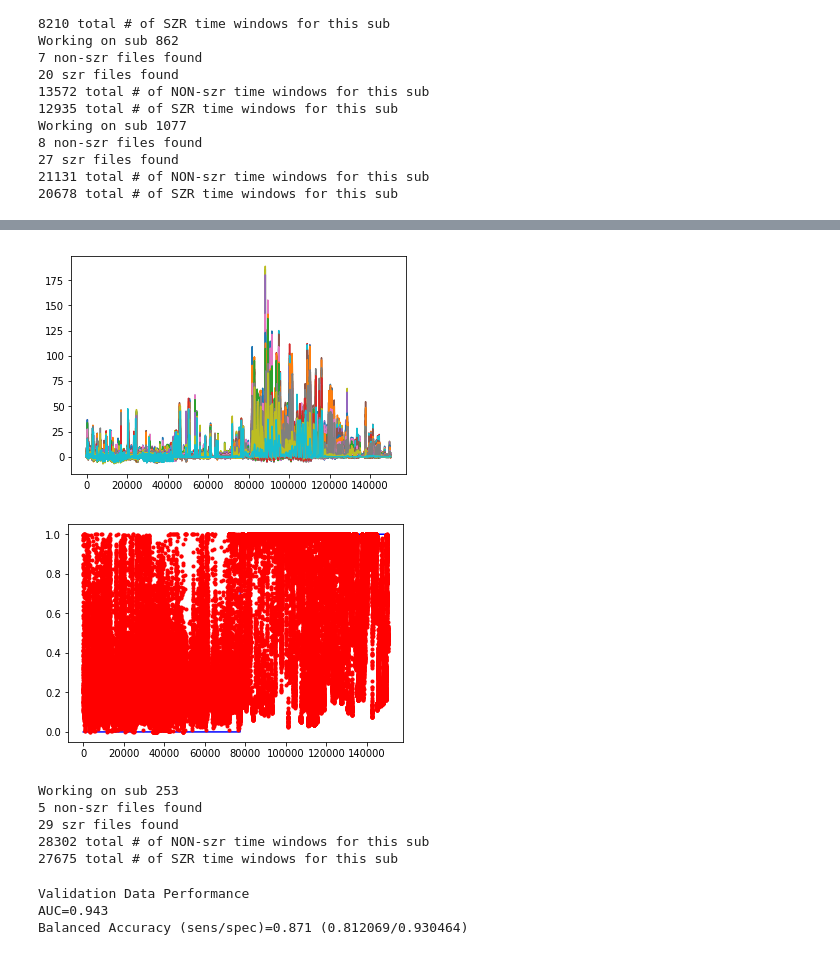
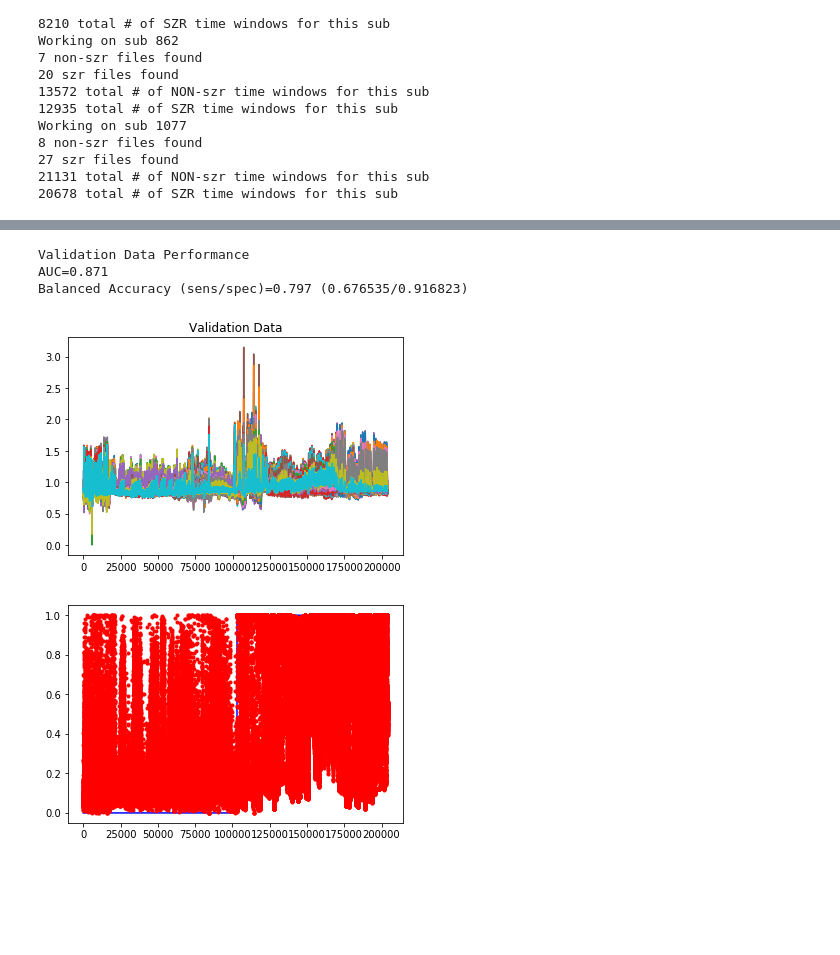
Before and after one commit to dmgroppe/SZR_ANT, a Jupyter notebook: EU_GENERAL/load_and_apply_model.ipynb, the cells around one changed output, grey strips where cells are left out. Drawn from its saved outputs; the diff is of its cells as text; code cells hidden in the pictures; blank space fills up the shorter version.

```diff
--- a/EU_GENERAL/load_and_apply_model.ipynb
+++ b/EU_GENERAL/load_and_apply_model.ipynb
@@ -228,0 +166,7 @@ Balanced Accuracy (sens/spec)=0.861 (0.792550/0.930389)
+# %%
+# Load saved model
+model_fname='/Users/davidgroppe/PycharmProjects/SZR_ANT/MODELS/genLogregSe_3/classify_models_srch.pkl'
+models=pickle.load(open(model_fname,'rb'))
+n_models=len(models)
+print('# of models= %d' % n_models)
+print(type(models[0]))
@@ -228,0 +176,6 @@ Balanced Accuracy (sens/spec)=0.861 (0.792550/0.930389)
+# %%
+# Load Test Data
+#valid_subs=620
+test_subs=[264, 1096, 1125]
+szr_fnames_va, non_fnames_va, n_szr_wind_va, n_non_wind_va, ftr_dim=data_size_and_fnames(test_subs, ftr_root)
+ftrs_va, targ_labels_va, sub_id_va=import_data(szr_fnames_va, non_fnames_va, n_szr_wind_va, n_non_wind_va, ftr_dim)
@@ -229,38 +198,31 @@ Balanced Accuracy (sens/spec)=0.861 (0.792550/0.930389)
+# %%
+# Evaluate ensemble of models on validation data
+for model_ct in range(n_models):
+    tmp_yhat_va = models[model_ct].predict_proba(ftrs_va.T)[:,1]
+    if model_ct==0:
+        class_hat_va=np.zeros(tmp_yhat_va.shape)
+    class_hat_va+=tmp_yhat_va/n_models
+
+print('Validation Data Performance')
+auc_va=roc_auc_score(targ_labels_va, class_hat_va)
+print('AUC=%.3f' % auc_va)
+bal_acc_va, sens_va, spec_va=ief.perf_msrs(targ_labels_va, class_hat_va>=0.5)
+print('Balanced Accuracy (sens/spec)=%.3f (%f/%f)' % (bal_acc_va,sens_va,spec_va))
+# %% [output]
+Validation Data Performance
+AUC=0.871
+Balanced Accuracy (sens/spec)=0.797 (0.676535/0.916823)
 # %%
+min_ftrs=np.min(ftrs_va)
 plt.figure(11)
 plt.clf()
-plt.plot(ftrs_tr.T);
+plt.plot(np.log10(1-min_ftrs+ftrs_va.T));
+plt.title('Validation Data')
 
 plt.figure(12)
 plt.clf()
-plt.plot(targ_labels_tr,'b-');
-plt.plot(class_hat_tr,'r.');
+plt.plot(targ_labels_va,'b-');
+plt.plot(class_hat_va,'r.');
 # %% [output]
-[figure, old version]
+[figure, new version]
-[figure, old version]
+[figure, new version]
-# %%
-# Load Validation Data
-# Get Training Data
-#valid_subs=620
-valid_subs=[264, 1096, 1125]
-valid_subs=[253]
-szr_fnames_va, non_fnames_va, n_szr_wind_va, n_non_wind_va, ftr_dim=data_size_and_fnames(valid_subs, ftr_root)
-ftrs_va, targ_labels_va, sub_id_va=import_data(szr_fnames_va, non_fnames_va, n_szr_wind_va, n_non_wind_va, ftr_dim)
-# %% [output]
-Working on sub 253
-5 non-szr files found
-29 szr files found
-28302 total # of NON-szr time windows for this sub
-27675 total # of SZR time windows for this sub
-# %%
-# Evaluate Model on Validation Data
-class_hat_va = model.predict_proba(ftrs_va.T)[:,1]
-print('Validation Data Performance')
-auc_va=roc_auc_score(targ_labels_va, class_hat_va)
-print('AUC=%.3f' % auc_va)
-bal_acc_va, sens_va, spec_va=ief.perf_msrs(targ_labels_va, class_hat_va>=0.5)
-print('Balanced Accuracy (sens/spec)=%.3f (%f/%f)' % (bal_acc_va,sens_va,spec_va))
-# %% [output]
-Validation Data Performance
-AUC=0.943
-Balanced Accuracy (sens/spec)=0.871 (0.812069/0.930464)
```
Also changed, not shown: parts of 8 cells of this notebook, 4 other files.
